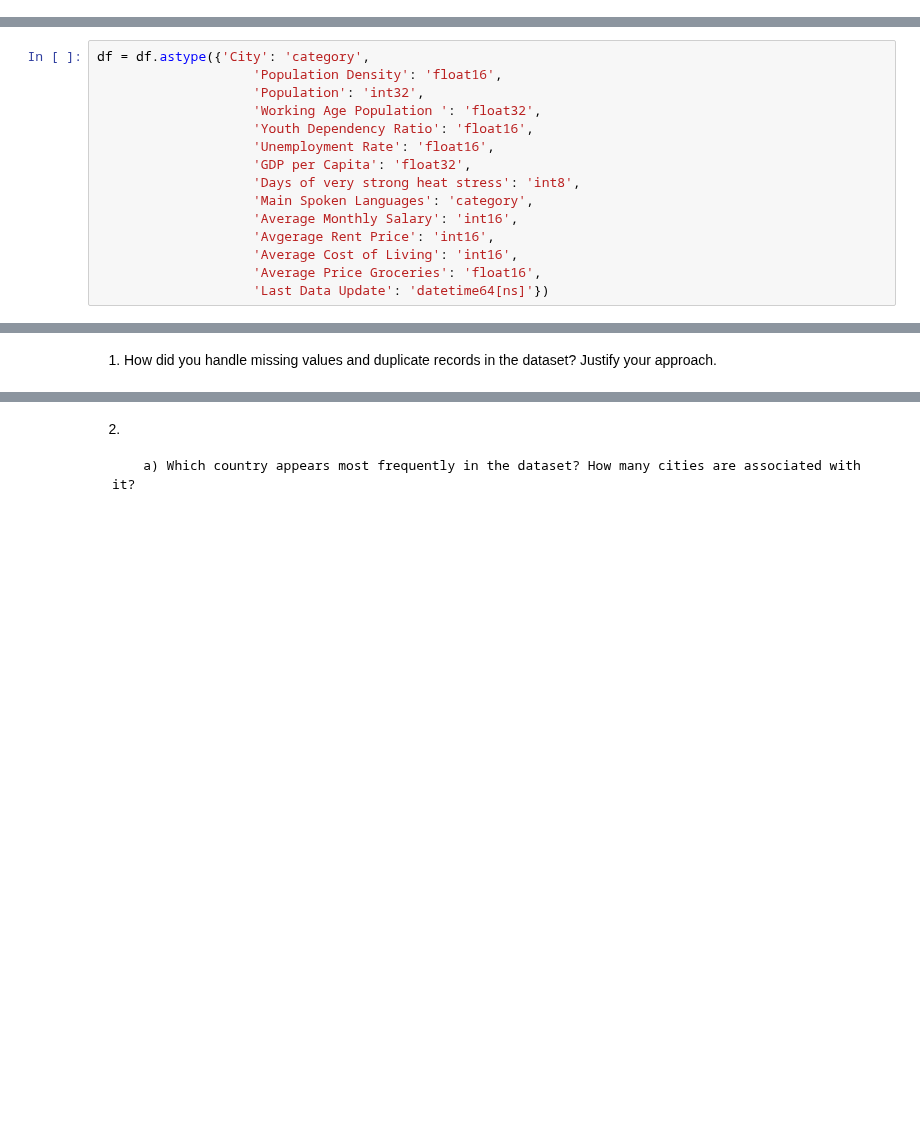
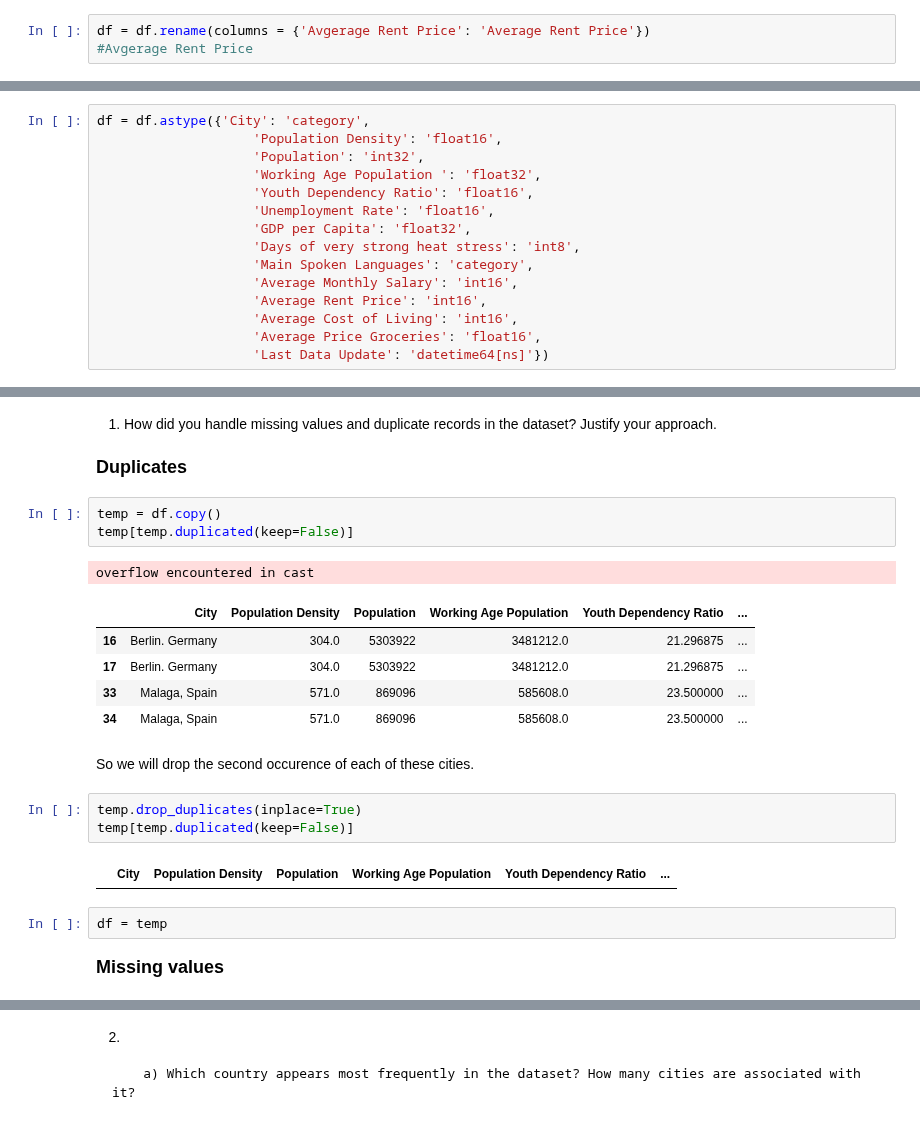
Before and after one commit to CoderCactus/WhereShouldILive, a Jupyter notebook: Group13_PDS_2526.ipynb, the cells around one changed output, grey strips where cells are left out. Drawn from its saved outputs; the diff is of its cells as text; blank space fills up the shorter version.

```diff
--- a/Group13_PDS_2526.ipynb
+++ b/Group13_PDS_2526.ipynb
@@ -55,3 +57,6 @@ df.head()
+# %%
+df = df.rename(columns = {'Avgerage Rent Price': 'Average Rent Price'})
+#Avgerage Rent Price
 # %% [markdown]
 ## Data Type Correction
 # %%
@@ -106,7 +111,7 @@ df = df.astype({'City': 'category',
                     'Days of very strong heat stress': 'int8',
                     'Main Spoken Languages': 'category',
                     'Average Monthly Salary': 'int16',
-                    'Avgerage Rent Price': 'int16',
+                    'Average Rent Price': 'int16',
                     'Average Cost of Living': 'int16',
                     'Average Price Groceries': 'float16',
                     'Last Data Update': 'datetime64[ns]'})
@@ -134,3 +139,26 @@ memory usage: 8.4 KB
 ## Data Wrangling and Analysis
 # %% [markdown]
 1. How did you handle missing values and duplicate records in the dataset? Justify your approach.
+# %% [markdown]
+<font size = '4'> <b> Duplicates <b>
+# %%
+temp = df.copy()
+temp[temp.duplicated(keep=False)]
+# %% [output]
+overflow encountered in cast
+|  | City | Population Density | Population | Working Age Population | Youth Dependency Ratio | ... |
+| 16 | Berlin. Germany | 304.0 | 5303922 | 3481212.0 | 21.296875 | ... |
+| 17 | Berlin. Germany | 304.0 | 5303922 | 3481212.0 | 21.296875 | ... |
+| 33 | Malaga, Spain | 571.0 | 869096 | 585608.0 | 23.500000 | ... |
+| 34 | Malaga, Spain | 571.0 | 869096 | 585608.0 | 23.500000 | ... |
+# %% [markdown]
+So we will drop the second occurence of each of these cities.
+# %%
+temp.drop_duplicates(inplace=True)
+temp[temp.duplicated(keep=False)]
+# %% [output]
+|  | City | Population Density | Population | Working Age Population | Youth Dependency Ratio | ... |
+# %%
+df = temp
+# %% [markdown]
+<font size = '4'> <b> Missing values <b>
```
Also changed, not shown: parts of 61 cells of this notebook, 1 other file.
